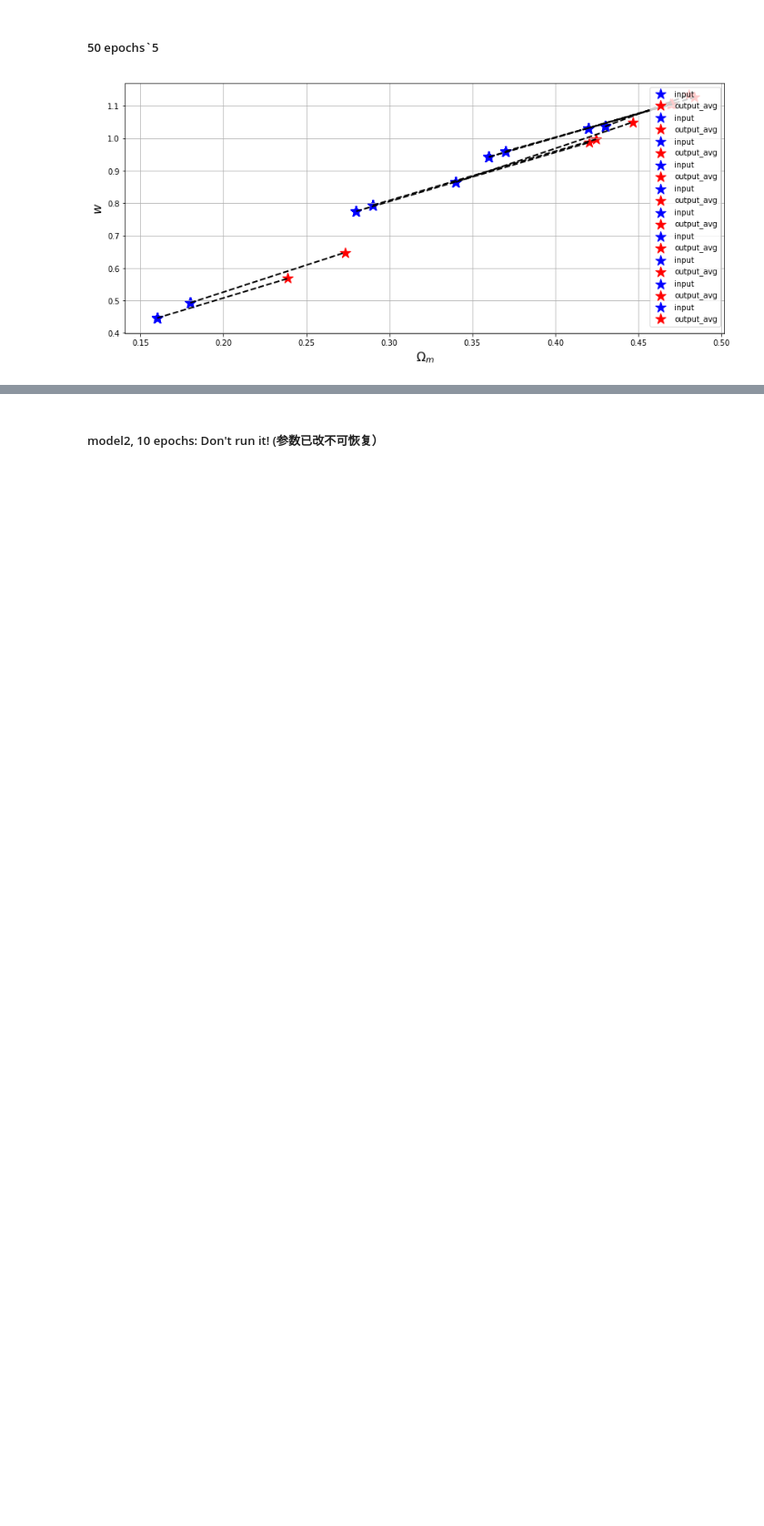
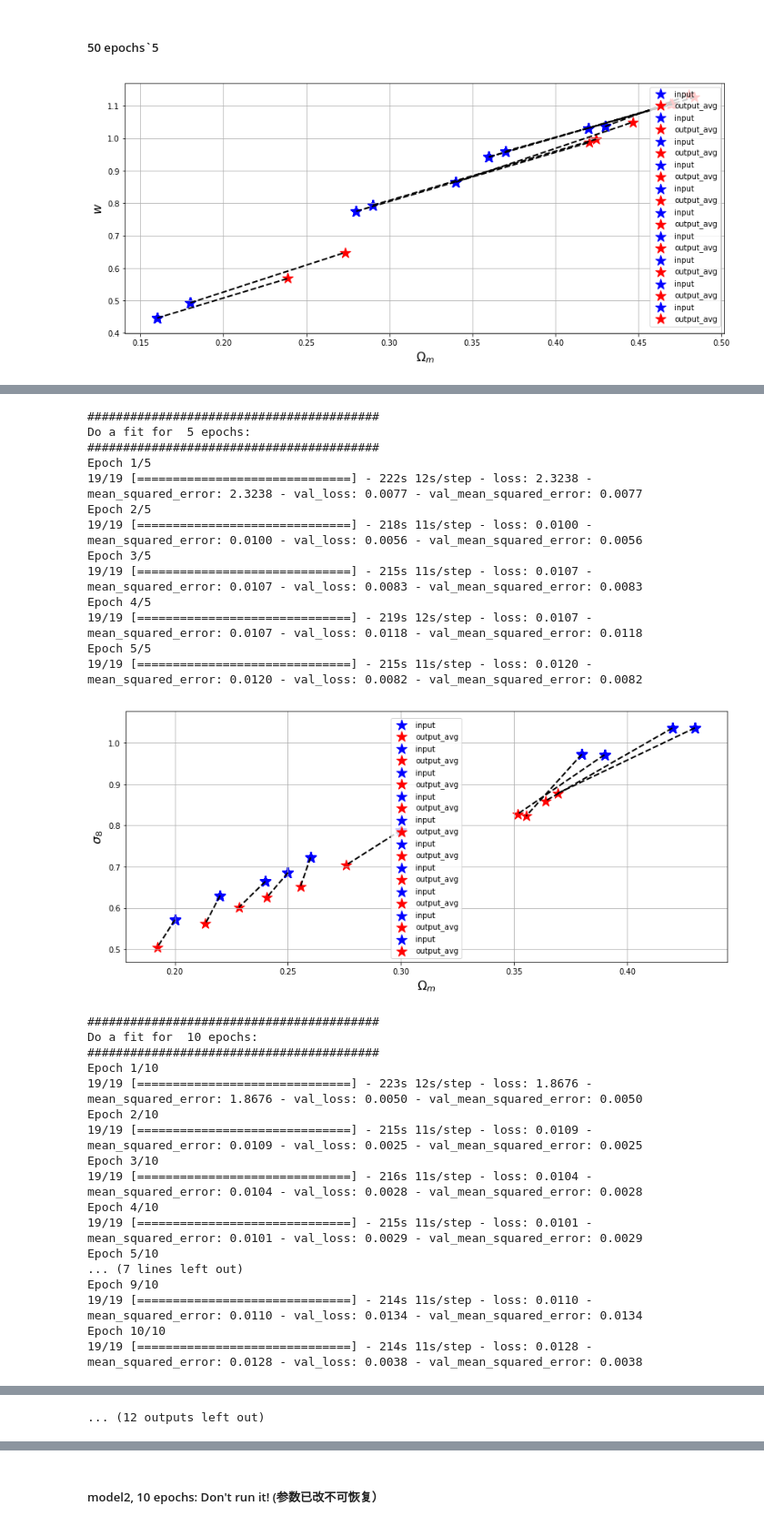
Before and after one commit to cosmologywater/AI, a Jupyter notebook: lsslearn_1(fit_generator_optimization_xiaodongtest).ipynb, the cells around one changed output, grey strips where cells are left out. Shown at 91% size. Saved outputs shown, nothing was run; the diff lists cells and outputs as text; code cells hidden in the pictures; blank space fills up the shorter version.

```diff
--- a/lsslearn_1(fit_generator_optimization_xiaodongtest).ipynb
+++ b/lsslearn_1(fit_generator_optimization_xiaodongtest).ipynb
@@ -336,0 +370,76 @@ ax.grid(); plt.show()
+# %%
+models = []
+
+imodel = 0
+
+for epochs in [5, 10, 15, 20, 30, 50, 100, 150, 200, 250, 300, 500]:
+
+    models.append(keras.Sequential([
+        layers.BatchNormalization( input_shape=(32, 32, 32, 1)),
+        layers.Conv3D(32, (3, 3, 3), activation='relu'),
+        layers.AveragePooling3D(pool_size=(2, 2, 2)),
+        layers.BatchNormalization(),
+        layers.Conv3D(64, (3, 3, 3), activation='relu'),
+        layers.AveragePooling3D(pool_size=(2, 2, 2)),
+        layers.BatchNormalization(),
+        layers.Conv3D(128, (3, 3, 3), activation='relu'),
+        layers.AveragePooling3D(pool_size=(2, 2, 2)),
+        layers.Dropout(0.2),
+        layers.Flatten(),
+        layers.Dense(1024, activation='relu'),
+        layers.Dense(256, activation='relu'),
+        layers.Dense(2, ),
+    ]))
+    models[imodel].compile(optimizer=keras.optimizers.Adadelta(), loss='mean_squared_error',
+              metrics=['mean_squared_error'])
+
+
+    print('#########################################')
+    print('Do a fit for ', epochs, 'epochs:')
+    print('#########################################')
+    # *************************************************************************************************
+    models[imodel].fit_generator(train_generator(),
+                    steps_per_epoch=465//batch_size,  # 数据规格可能大小不对应
+                    epochs=epochs,
+                    verbose=1,
+                    validation_data=(x_test,y_test))
+    # Plot validation
+    fig, ax = None, None
+    for row in range(10):
+        x_test, y_test = create_validate_sample(1, use_random=True, startid=row)
+        fig, ax = plot_test(models[imodel], x_test, y_test, fig=fig, ax=ax)
+    ax.grid(); plt.show()
+    ax.set_title('#-epochs = '+str(100), fontsize=16)
+    imodel += 1
+# %% [output]
+#########################################
+Do a fit for  5 epochs:
+#########################################
+Epoch 1/5
+19/19 [==============================] - 222s 12s/step - loss: 2.3238 - mean_squared_error: 2.3238 - val_loss: 0.0077 - val_mean_squared_error: 0.0077
+Epoch 2/5
+19/19 [==============================] - 218s 11s/step - loss: 0.0100 - mean_squared_error: 0.0100 - val_loss: 0.0056 - val_mean_squared_error: 0.0056
+Epoch 3/5
+19/19 [==============================] - 215s 11s/step - loss: 0.0107 - mean_squared_error: 0.0107 - val_loss: 0.0083 - val_mean_squared_error: 0.0083
+Epoch 4/5
+19/19 [==============================] - 219s 12s/step - loss: 0.0107 - mean_squared_error: 0.0107 - val_loss: 0.0118 - val_mean_squared_error: 0.0118
+Epoch 5/5
+19/19 [==============================] - 215s 11s/step - loss: 0.0120 - mean_squared_error: 0.0120 - val_loss: 0.0082 - val_mean_squared_error: 0.0082
+[figure, added]
+#########################################
+Do a fit for  10 epochs:
+#########################################
+Epoch 1/10
+19/19 [==============================] - 223s 12s/step - loss: 1.8676 - mean_squared_error: 1.8676 - val_loss: 0.0050 - val_mean_squared_error: 0.0050
+Epoch 2/10
+19/19 [==============================] - 215s 11s/step - loss: 0.0109 - mean_squared_error: 0.0109 - val_loss: 0.0025 - val_mean_squared_error: 0.0025
+Epoch 3/10
+19/19 [==============================] - 216s 11s/step - loss: 0.0104 - mean_squared_error: 0.0104 - val_loss: 0.0028 - val_mean_squared_error: 0.0028
+Epoch 4/10
+19/19 [==============================] - 215s 11s/step - loss: 0.0101 - mean_squared_error: 0.0101 - val_loss: 0.0029 - val_mean_squared_error: 0.0029
+Epoch 5/10
+... (7 lines left out)
+Epoch 9/10
+19/19 [==============================] - 214s 11s/step - loss: 0.0110 - mean_squared_error: 0.0110 - val_loss: 0.0134 - val_mean_squared_error: 0.0134
+Epoch 10/10
+19/19 [==============================] - 214s 11s/step - loss: 0.0128 - mean_squared_error: 0.0128 - val_loss: 0.0038 - val_mean_squared_error: 0.0038
@@ -336,0 +519 @@ ax.grid(); plt.show()
+... (12 outputs left out)
```
Also changed, not shown: parts of 24 cells of this notebook.
